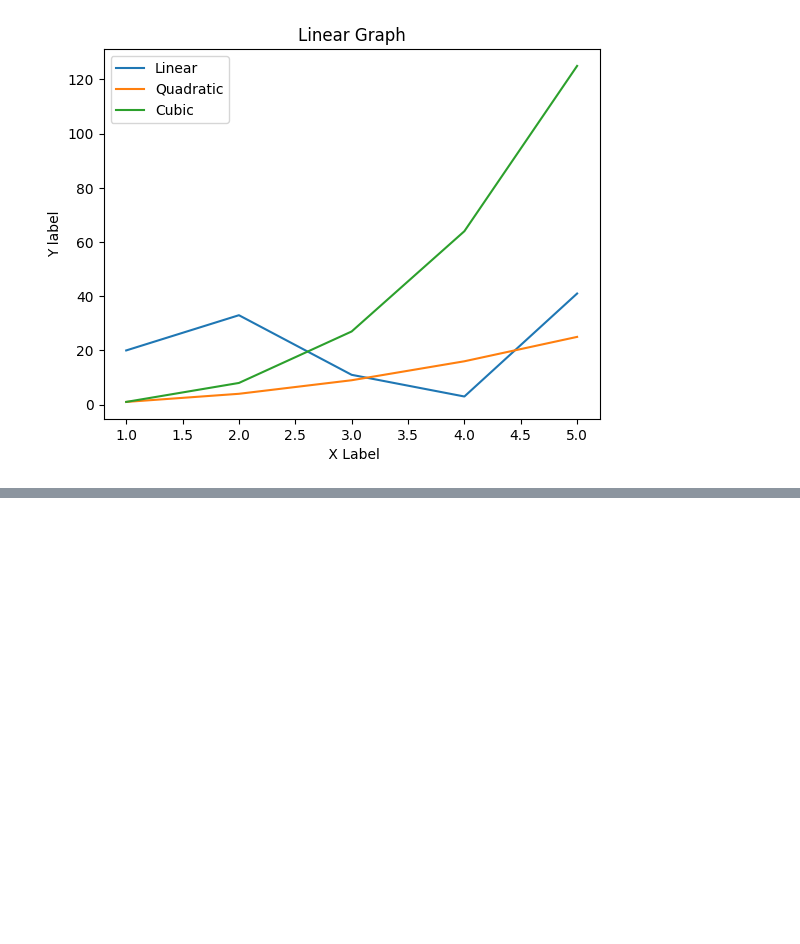
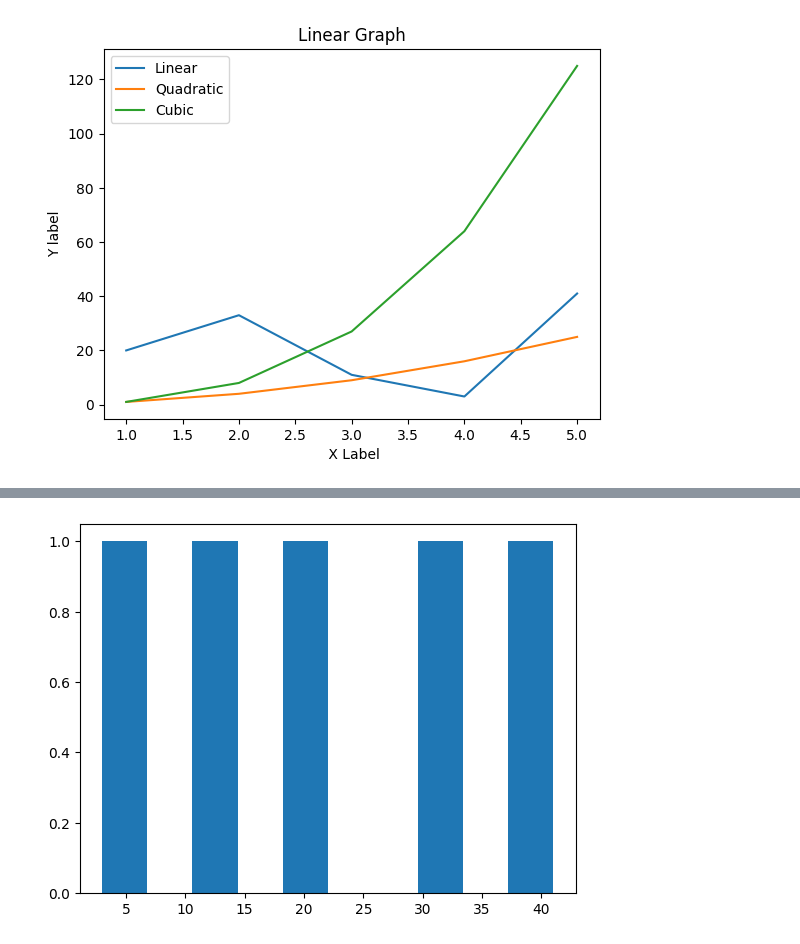
Before and after one commit to sachin5031/Python_Data_Visualization, a Jupyter notebook: data_visualization.ipynb, the cells around one changed output, grey strips where cells are left out. Drawn from its saved outputs; the diff is of its cells as text; code cells hidden in the pictures; blank space fills up the shorter version.

```diff
--- a/data_visualization.ipynb
+++ b/data_visualization.ipynb
@@ -91,0 +100,7 @@ plt.legend() # Its help to show the label lines with heading in above used
+# %%
+y=np.array([20,33,11,3,41])
+
+plt.hist(y)
+plt.show()
+# %% [output]
+[figure, added]
```
Also changed, not shown: parts of 5 cells of this notebook.
